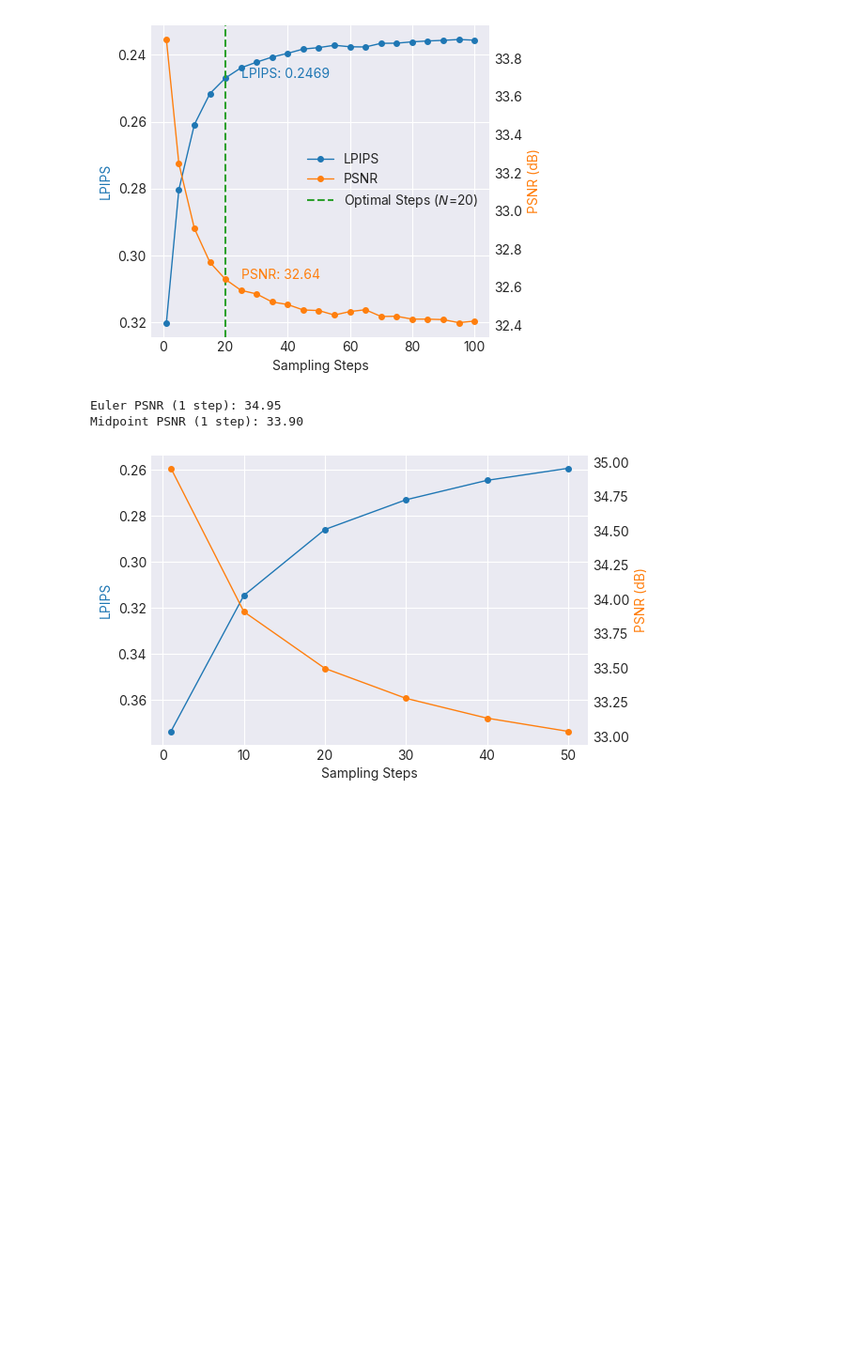
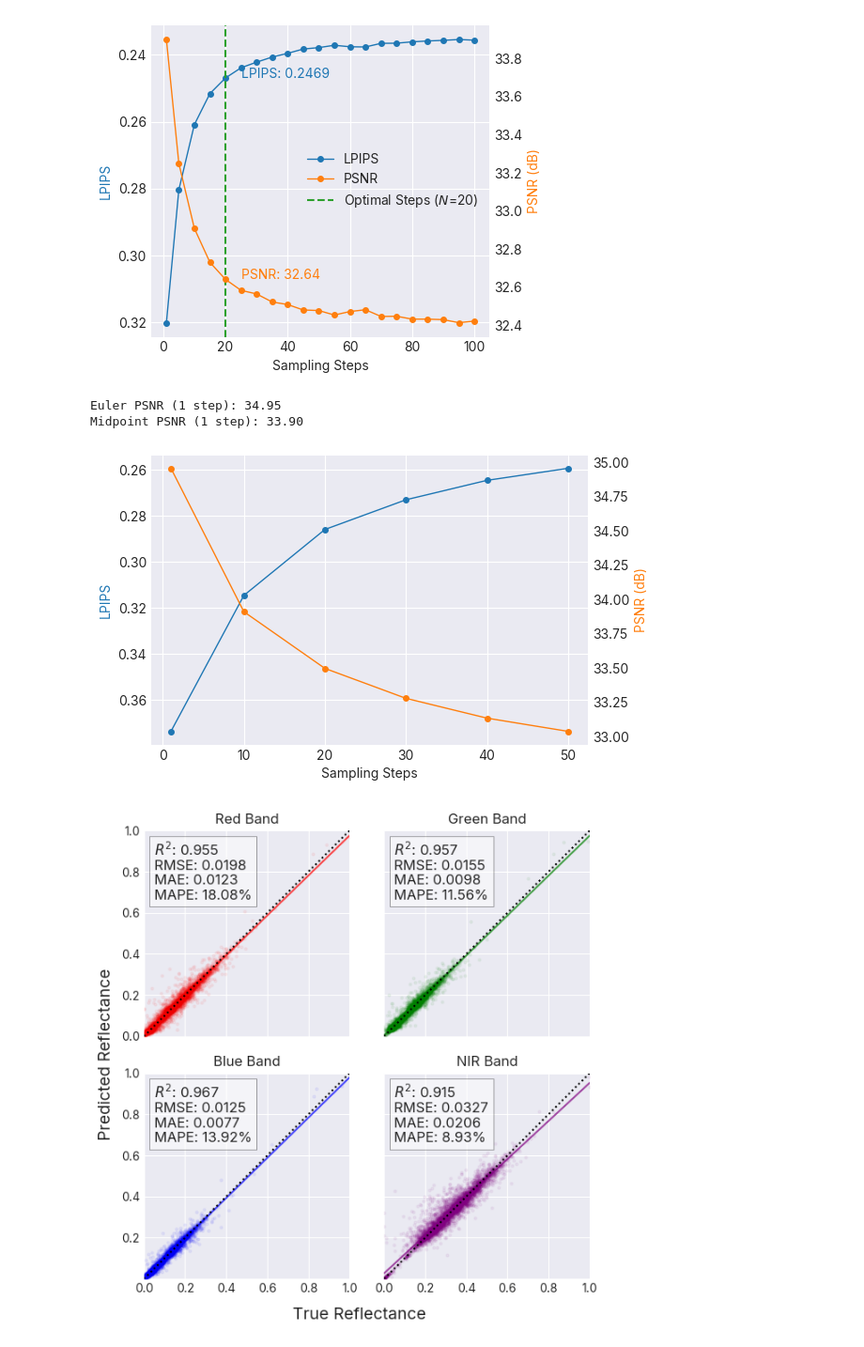
Before and after one commit to DakotaHester/s2flow, a Jupyter notebook: notebooks/plot_sampling.ipynb, the cells around one changed output. Shown at 94% size. Saved outputs shown, nothing was run; the diff lists cells and outputs as text; code cells hidden in the pictures; blank space fills up the shorter version.

Commit message:
More figures

```diff
--- a/notebooks/plot_sampling.ipynb
+++ b/notebooks/plot_sampling.ipynb
@@ -363,0 +382,97 @@ gdf.to_parquet('../runs/s2flow_sr_eval_steps/s2flow_sr_eval_euler_1/euler_1_step
+# %%
+for band in ['red', 'green', 'blue', 'nir']:
+
+    random_samples_gdf[f'{band}_pred'] = random_samples_gdf[f'{band}_pred'] / 10000.0
+    random_samples_gdf[f'{band}_true'] = random_samples_gdf[f'{band}_true'] / 10000.0
+
+    random_samples_gdf[f'error_{band}'] = random_samples_gdf[f'{band}_pred'] - random_samples_gdf[f'{band}_true']
+    random_samples_gdf[f'abs_error_{band}'] = random_samples_gdf[f'error_{band}'].abs()
+    random_samples_gdf[f'squared_error_{band}'] = random_samples_gdf[f'error_{band}'] ** 2
+    random_samples_gdf[f'percent_error_{band}'] = (random_samples_gdf[f'error_{band}'] / (random_samples_gdf[f'{band}_true'])).abs()
+
+random_samples_gdf['spectral_angle_mapper'] = spectral_angle_mapper(
+    random_samples_gdf[['red_true', 'green_true', 'blue_true', 'nir_true']].to_numpy(),
+    random_samples_gdf[['red_pred', 'green_pred', 'blue_pred', 'nir_pred']].to_numpy()
+)
+
+random_samples_gdf['spectral_angle_mapper_degrees'] = random_samples_gdf['spectral_angle_mapper'] * (180.0 / np.pi)
+# %%
+# plot regression plots for each band
+
+fig, ax = plt.subplots(2, 2, figsize=(6,6), sharex='col', sharey='row')
+
+color_dict = {
+    'red': 'red',
+    'green': 'green',
+    'blue': 'blue',
+    'nir': 'purple',
+}
+
+band_titles = {
+    'red': 'Red Band',
+    'green': 'Green Band',
+    'blue': 'Blue Band',
+    'nir': 'NIR Band',
+}
+
+for i, band in enumerate(['red', 'green', 'blue', 'nir']):
+    row = i // 2
+    col = i % 2
+    ax[row][col].scatter(
+        random_samples_gdf[f'{band}_true'],
+        random_samples_gdf[f'{band}_pred'],
+        alpha=0.05,
+        s=5,
+        color=color_dict[band]
+    )
+
+    # plot a regression line
+    m, b = np.polyfit(
+        random_samples_gdf[f'{band}_true'],
+        random_samples_gdf[f'{band}_pred'],
+        1
+    )
+    x_vals = np.array([0, 1])
+    y_vals = m * x_vals + b
+    ax[row][col].plot(x_vals, y_vals, color=color_dict[band], linestyle='-', alpha=0.7)
+
+    ax[row][col].plot([0, 1], [0, 1], color='k', linestyle='dotted') # 1:1 line
+
+
+    ax[row][col].set_title(band_titles[band])
+    # ax[row][col].set_xlabel('True Reflectance')
+    # ax[row][col].set_ylabel('Predicted Reflectance')
+    ax[row][col].set_xlim(0, 1)
+    ax[row][col].set_ylim(0, 1)
+    ax[row][col].set_aspect('equal', 'box')
+
+    # add statistics to upper left
+    r_score = random_samples_gdf[[f'{band}_true', f'{band}_pred']].corr().iloc[0,1] ** 2
+    rmse = np.sqrt(np.mean(random_samples_gdf[f'error_{band}'] ** 2))
+    mae = np.mean(random_samples_gdf[f'abs_error_{band}'])
+    ape = random_samples_gdf[f'percent_error_{band}']
+    ape_no_infs = ape.replace([np.inf, -np.inf], np.nan).dropna()
+    mape = np.mean(ape_no_infs) * 100.0
+    ax[row][col].text(0.05, 0.95, f'$R^2$: {r_score:.3f}\nRMSE: {rmse:.4f}\nMAE: {mae:.4f}\nMAPE: {mape:.2f}%',
+        transform=ax[row][col].transAxes, fontsize=12,
+        ha='left', va='top', bbox=dict(facecolor='white', alpha=0.5, linewidth=0.5)
+    )
+
+# 0.0 labels on x and y axes touch in bottom left plot, so adjust
+ax[1][0].set_yticks([0.2, 0.4, 0.6, 0.8, 1.0])
+ax[0][0].set_yticks([0.2, 0.4, 0.6, 0.8, 1.0])
+
+fig.tight_layout()
+
+
+# add text for axes so that only 1 set of labels is shown
+fig.text(0.5, 0, 'True Reflectance', ha='center', va='top', fontsize=14)
+fig.text(0.0, 0.5, 'Predicted Reflectance', va='center', ha='center', rotation='vertical', fontsize=14)
+
+
+out_path = Path('../figures/sampling_regression/')
+out_path.mkdir(parents=True, exist_ok=True)
+for filetype in ['png', 'pdf']:
+    fig.savefig(f'../figures/sampling_regression/sampling_regression.{filetype}', dpi=300 if filetype=='png' else None, bbox_inches='tight')
+# %% [output]
+[figure, added]
```
Also changed, not shown: parts of 7 cells of this notebook, 2 other files.
